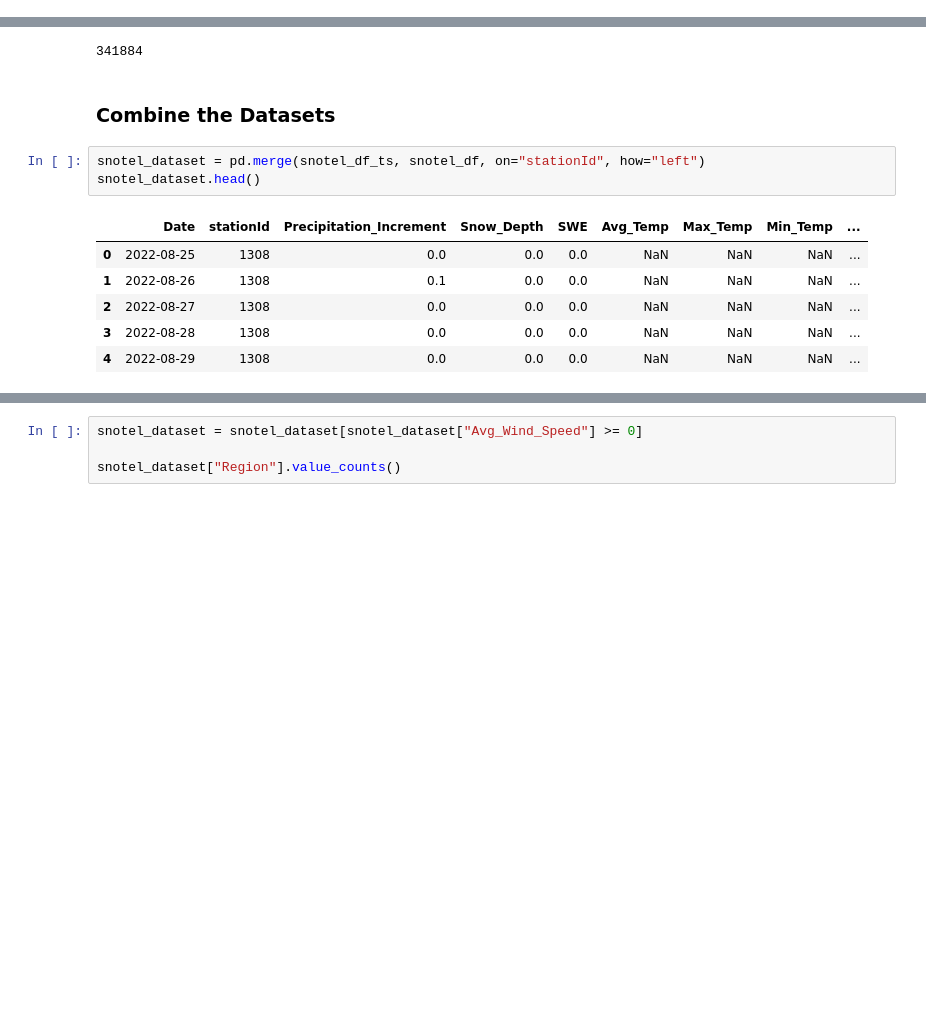
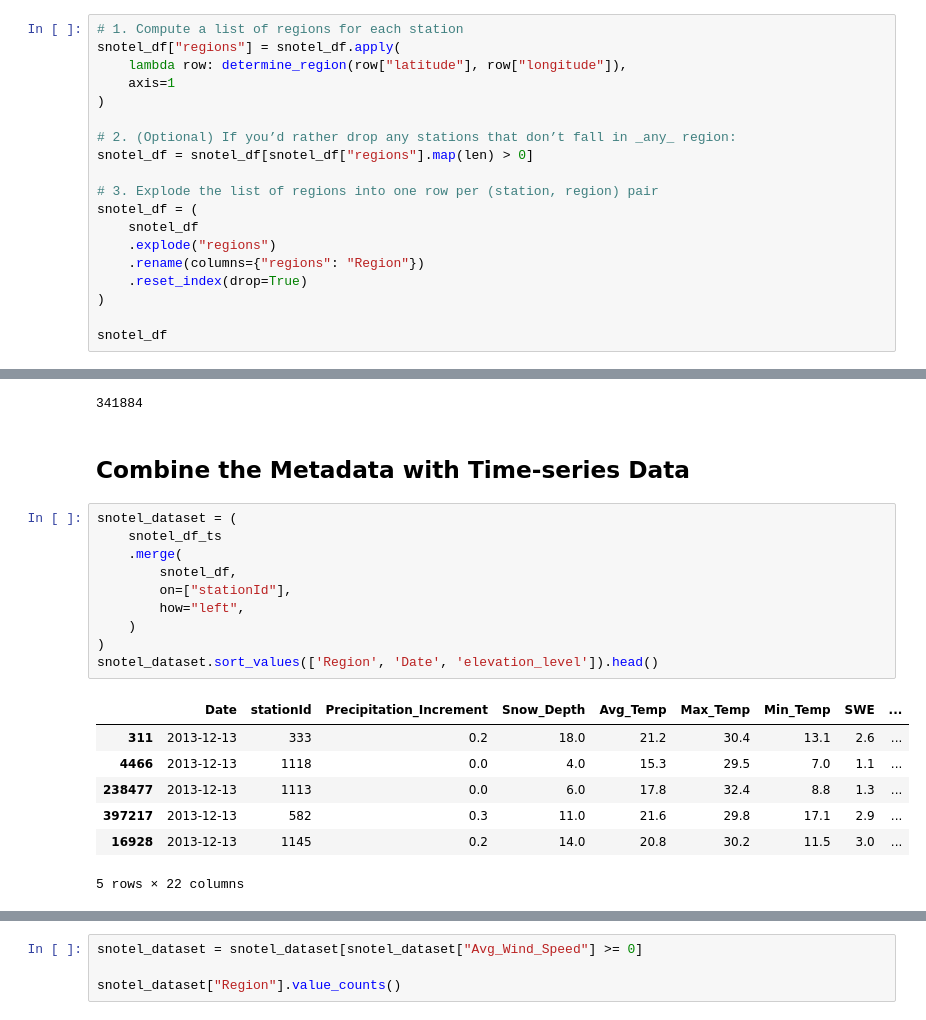
Before and after one commit to dallinmoore/avalanche-forecasting, a Jupyter notebook: main_notebook.ipynb, the cells around one changed output, grey strips where cells are left out. Cells and saved outputs as stored; diff of their text form; blank space fills up the shorter version.

```diff
--- a/main_notebook.ipynb
+++ b/main_notebook.ipynb
@@ -352,0 +252,19 @@ len(unique_ids)
+# %%
+# 1. Compute a list of regions for each station
+snotel_df["regions"] = snotel_df.apply(
+    lambda row: determine_region(row["latitude"], row["longitude"]),
+    axis=1
+)
+
+# 2. (Optional) If you’d rather drop any stations that don’t fall in _any_ region:
+snotel_df = snotel_df[snotel_df["regions"].map(len) > 0]
+
+# 3. Explode the list of regions into one row per (station, region) pair
+snotel_df = (
+    snotel_df
+    .explode("regions")
+    .rename(columns={"regions": "Region"})
+    .reset_index(drop=True)
+)
+
+snotel_df
@@ -501,14 +546,22 @@ len(snotel_df_ts)
 # %% [output]
 341884
 # %% [markdown]
-### Combine the Datasets
+## Combine the Metadata with Time-series Data
 # %%
-snotel_dataset = pd.merge(snotel_df_ts, snotel_df, on="stationId", how="left")
-snotel_dataset.head()
+snotel_dataset = (
+    snotel_df_ts
+    .merge(
+        snotel_df,
+        on=["stationId"],
+        how="left",
+    )
+)
+snotel_dataset.sort_values(['Region', 'Date', 'elevation_level']).head()
 # %% [output]
-|  | Date | stationId | Precipitation_Increment | Snow_Depth | SWE | Avg_Temp | Max_Temp | Min_Temp | ... |
-| 0 | 2022-08-25 | 1308 | 0.0 | 0.0 | 0.0 | NaN | NaN | NaN | ... |
-| 1 | 2022-08-26 | 1308 | 0.1 | 0.0 | 0.0 | NaN | NaN | NaN | ... |
-| 2 | 2022-08-27 | 1308 | 0.0 | 0.0 | 0.0 | NaN | NaN | NaN | ... |
-| 3 | 2022-08-28 | 1308 | 0.0 | 0.0 | 0.0 | NaN | NaN | NaN | ... |
-| 4 | 2022-08-29 | 1308 | 0.0 | 0.0 | 0.0 | NaN | NaN | NaN | ... |
+|  | Date | stationId | Precipitation_Increment | Snow_Depth | Avg_Temp | Max_Temp | Min_Temp | SWE | ... |
+| 311 | 2013-12-13 | 333 | 0.2 | 18.0 | 21.2 | 30.4 | 13.1 | 2.6 | ... |
+| 4466 | 2013-12-13 | 1118 | 0.0 | 4.0 | 15.3 | 29.5 | 7.0 | 1.1 | ... |
+| 238477 | 2013-12-13 | 1113 | 0.0 | 6.0 | 17.8 | 32.4 | 8.8 | 1.3 | ... |
+| 397217 | 2013-12-13 | 582 | 0.3 | 11.0 | 21.6 | 29.8 | 17.1 | 2.9 | ... |
+| 16928 | 2013-12-13 | 1145 | 0.2 | 14.0 | 20.8 | 30.2 | 11.5 | 3.0 | ... |
+5 rows × 22 columns
```
Also changed, not shown: parts of 46 cells of this notebook.
